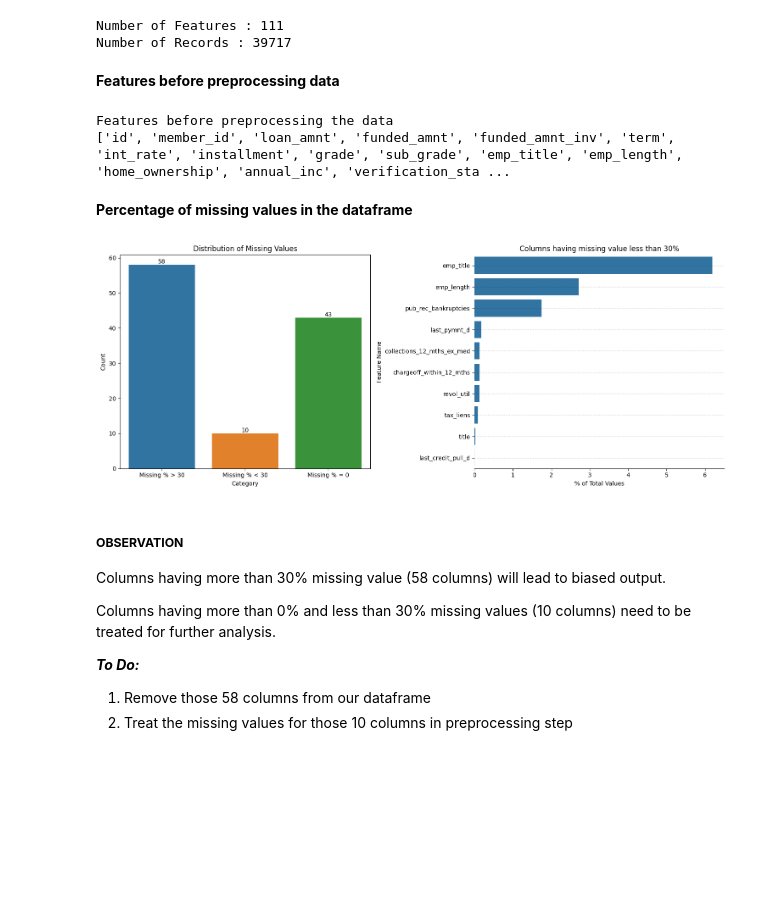
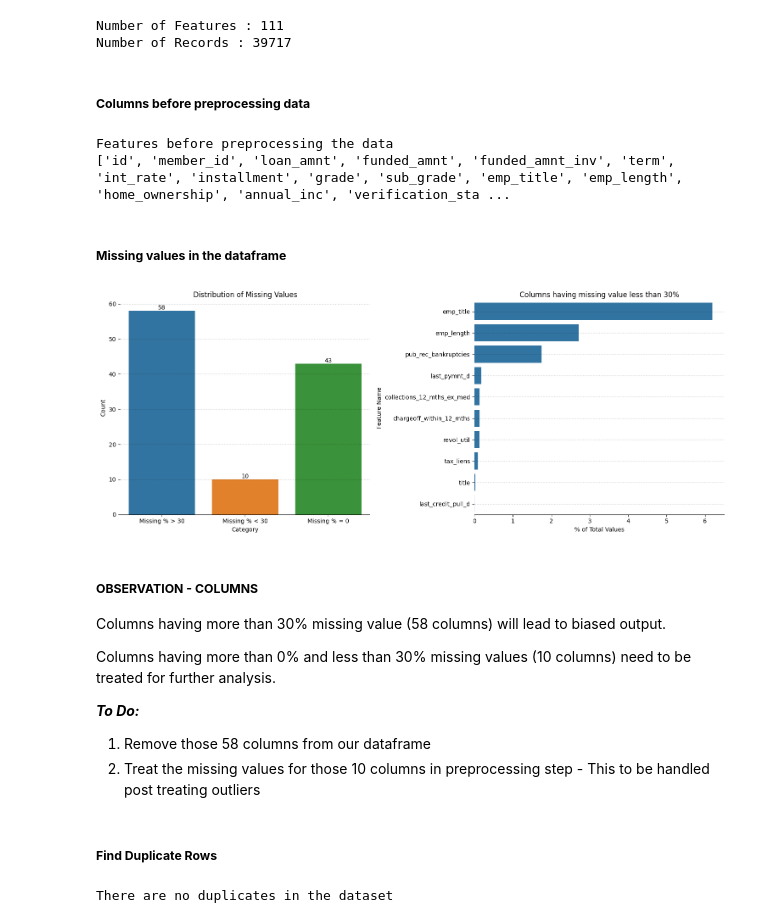
Before and after one commit to Theveetha/LendingClub_EDA_CaseStudy, a Jupyter notebook: LendingClub_EDA.ipynb, the cells around one changed output. Cells and saved outputs as stored; diff of their text form; code cells hidden in the pictures; blank space fills up the shorter version.

```diff
--- a/LendingClub_EDA.ipynb
+++ b/LendingClub_EDA.ipynb
@@ -76,7 +76,7 @@ print(f"Number of Records : {data.shape[0]}")
 Number of Features : 111
 Number of Records : 39717
 # %% [markdown]
-**Features before preprocessing data**
+##### **Columns before preprocessing data**
 # %%
 print("Features before preprocessing the data")
 col = []
@@ -87,7 +87,7 @@ print(col)
 Features before preprocessing the data
 ['id', 'member_id', 'loan_amnt', 'funded_amnt', 'funded_amnt_inv', 'term', 'int_rate', 'installment', 'grade', 'sub_grade', 'emp_title', 'emp_length', 'home_ownership', 'annual_inc', 'verification_sta ...
 # %% [markdown]
-**Percentage of missing values in the dataframe**
+##### **Missing values in the dataframe**
 # %%
 # Function to remove the border in graph
 def section(sec):
@@ -112,40 +112,49 @@ for i in range(0,len(mis_val_table)):
   else:
     Category.append('Missing % > 30')
 
 mis_val_table['Category'] = Category
 
 mis_val_gt30 = mis_val_table[mis_val_table['Category'] == 'Missing % > 30']
 mis_val_lt30 = mis_val_table[mis_val_table['Category'] == 'Missing % < 30']
 mis_val_0 = mis_val_table[mis_val_table['Category'] == 'Missing % = 0']
 
 # Graphical representation
 fig = plt.figure(figsize=(15,6))
 
 sec1 = plt.subplot(1,2,1)
 sec1.set_title("Distribution of Missing Values")
 viz = sns.countplot(data=mis_val_table, x='Category',hue='Category')
 for containers in viz.containers:
   viz.bar_label(containers)
 viz.set_xlabel('Category')
 viz.set_ylabel('Count')
+viz.grid(axis='y', linestyle=':', color='black', alpha=0.3)
+section(sec1)
 
 sec2 = plt.subplot(1,2,2)
 sec2.set_title("Columns having missing value less than 30%")
 viz = sns.barplot(data=mis_val_lt30,x='% of Total Values',y=mis_val_lt30.index)
 viz.grid(axis='y', linestyle=':', color='black', alpha=0.3)
 viz.set_ylabel('Feature Name')
 section(sec2)
 
 plt.tight_layout()
 plt.show()
 # %% [output]
-[figure, old version]
+[figure, new version]
 # %% [markdown]
-##### **OBSERVATION**
+##### **OBSERVATION - COLUMNS**
 Columns having more than 30% missing value (58 columns) will lead to biased output.
 
 Columns having more than 0% and less than 30% missing values (10 columns) need to be treated for further analysis.
 
 ***To Do:***
 1. Remove those 58 columns from our dataframe
-2. Treat the missing values for those 10 columns in preprocessing step
+2. Treat the missing values for those 10 columns in preprocessing step - This to be handled post treating outliers
+# %% [markdown]
+##### **Find Duplicate Rows**
+# %%
+count = data[data.duplicated()].shape
+print(f"There are no duplicates in the dataset" if count[0]==0 else f"There are {count[0]} duplicates in the dataset")
+# %% [output]
+There are no duplicates in the dataset
```
Also changed, not shown: parts of 20 cells of this notebook.
